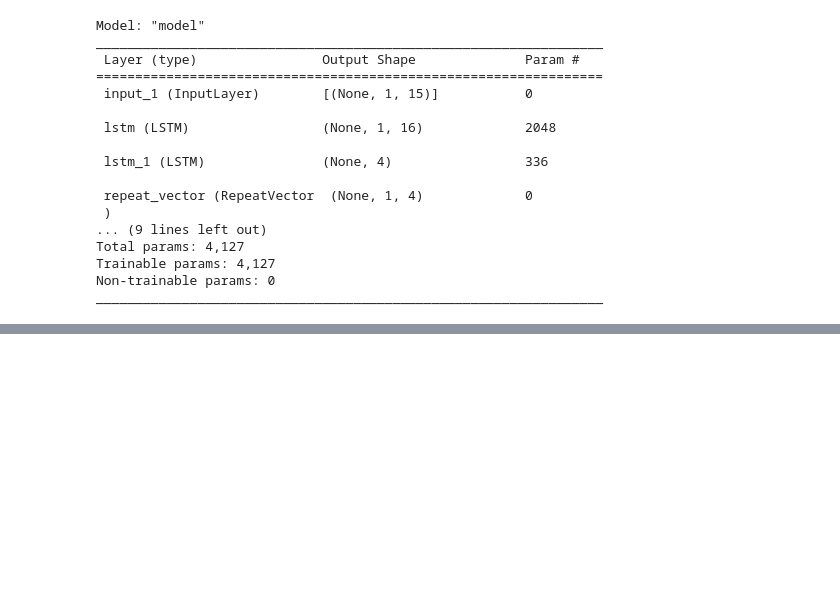
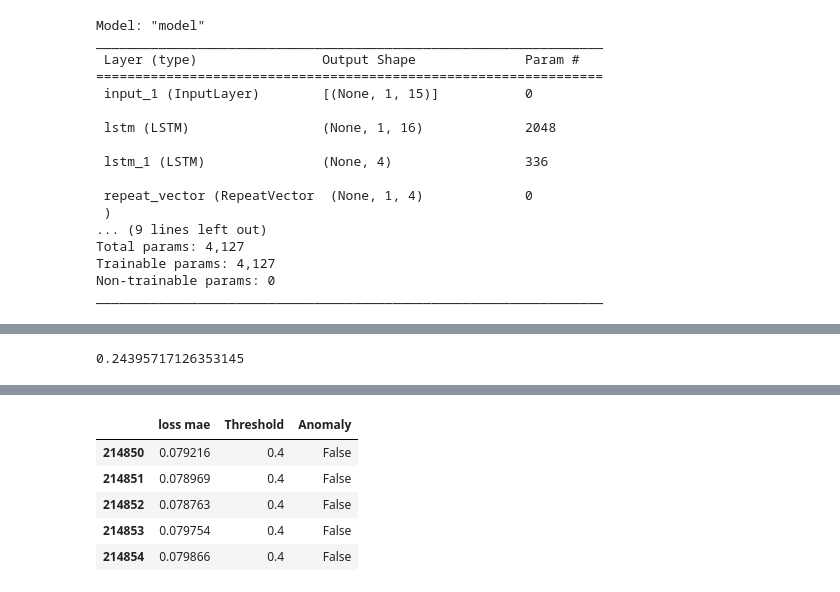
Before and after one commit to WilliamLu1999/Data-ML-Projects, a Jupyter notebook: anomaly_detection_time_series_metro/Unsupervised_Anomaly_Detection_Time_Series_Metro_Predictive_Maintenance.ipynb, the cells around one changed output, grey strips where cells are left out. Saved outputs shown, nothing was run; the diff lists cells and outputs as text; code cells hidden in the pictures; blank space fills up the shorter version.

```diff
--- a/anomaly_detection_time_series_metro/Unsupervised_Anomaly_Detection_Time_Series_Metro_Predictive_Maintenance.ipynb
+++ b/anomaly_detection_time_series_metro/Unsupervised_Anomaly_Detection_Time_Series_Metro_Predictive_Maintenance.ipynb
@@ -643,13 +649,19 @@ plt.xlim([0,0.2])
+# %%
+max(train_score['loss mae'])
+# %% [output]
+0.24395717126353145
 # %%
 # same for testing
 X_pred_test = model_lstm.predict(test_lstm)
 X_pred_test = X_pred_test.reshape(X_pred_test.shape[0],X_pred_test.shape[2])
-X_pred_test=pd.DataFrame(X_pred_test,columns=test_f.columms)
+X_pred_test = pd.DataFrame(X_pred_test,columns=test_f.columns)
 X_pred_test.index=test_f.index
 
-test_score = pdf.DataFrame(index=test_f.index)
-Xtest=test_lstm.reshape(Xtest.shape[0],Xtest.shape[2])
-test_score['loss mae'] = np.mean(np.abs(X_pred_test-Xtest,axis=1))
-test_score['Threshold'] = 0.275
+test_score = pd.DataFrame(index=test_f.index)
+Xtest=test_lstm.reshape(test_lstm.shape[0],test_lstm.shape[2])
+test_score['loss mae'] = np.mean(np.abs(X_pred_test-Xtest),axis=1)
+
+test_score['Threshold'] = 0.4
 test_score['Anomaly'] = test_score['loss mae'] > test_score['Threshold']
 test_score.head()
+# %% [output]
@@ -655,0 +669,6 @@ test_score.head()
+|  | loss mae | Threshold | Anomaly |
+| 214850 | 0.079216 | 0.4 | False |
+| 214851 | 0.078969 | 0.4 | False |
+| 214852 | 0.078763 | 0.4 | False |
+| 214853 | 0.079754 | 0.4 | False |
+| 214854 | 0.079866 | 0.4 | False |
```
Also changed, not shown: parts of 8 cells of this notebook.
